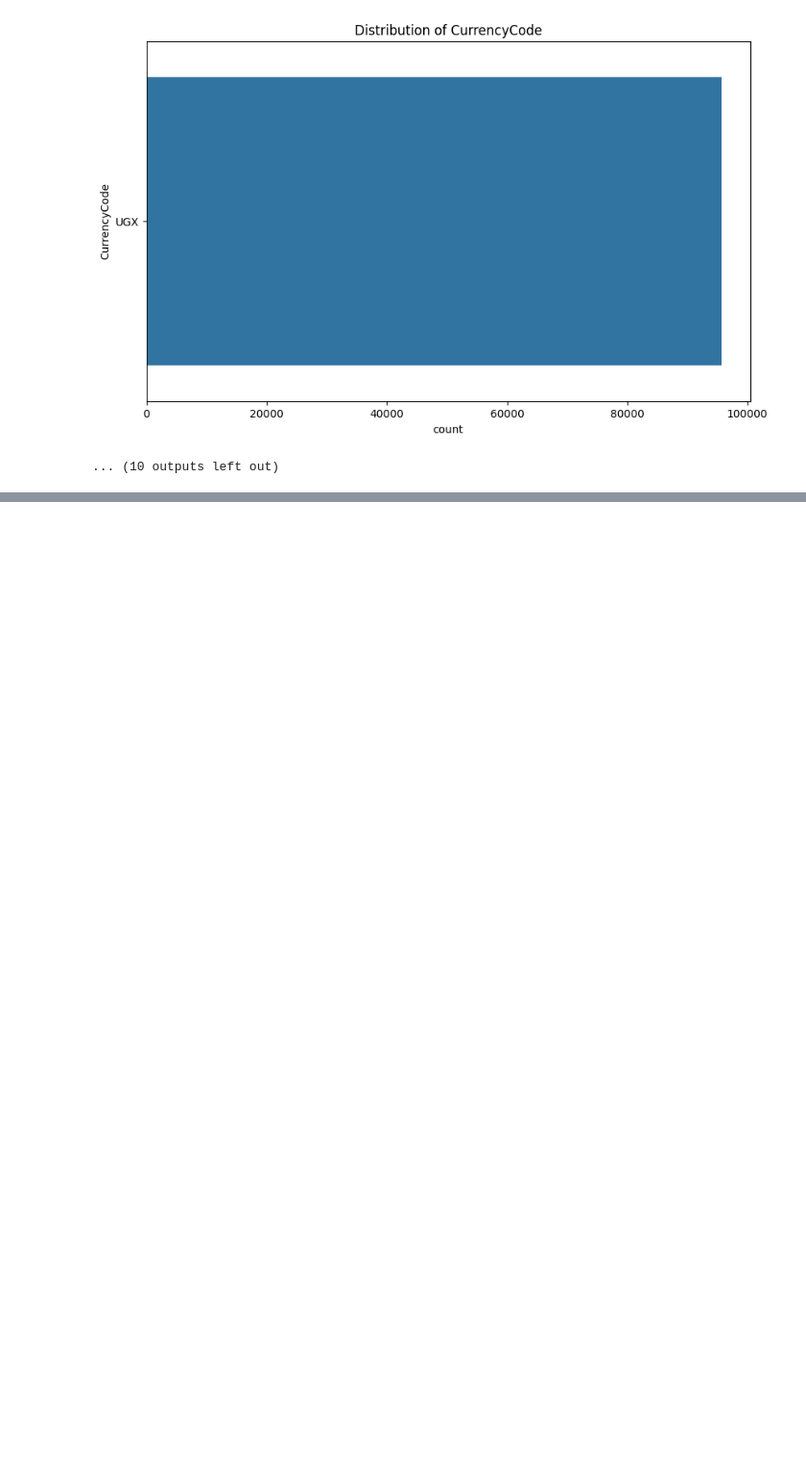
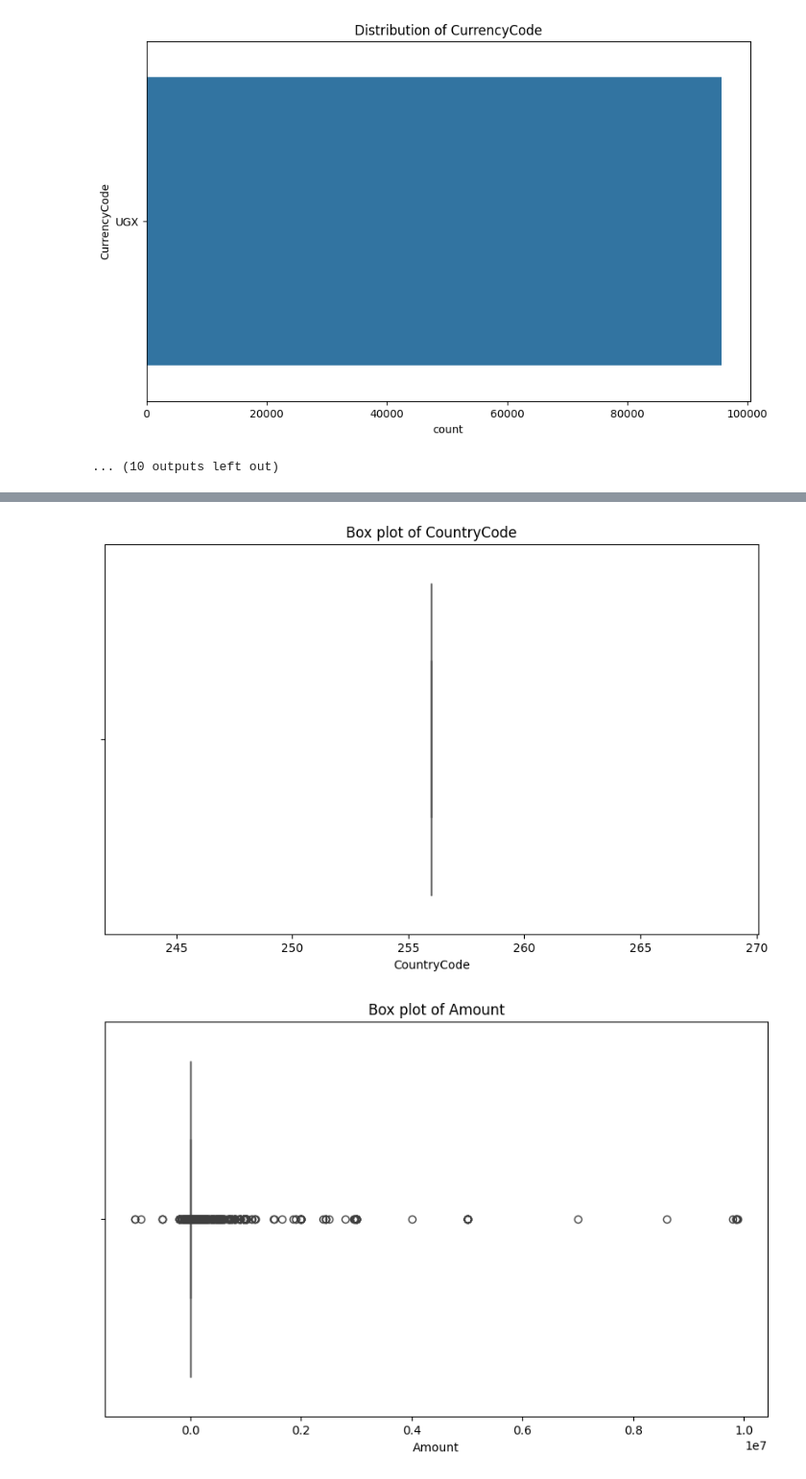
Before and after one commit to zol23-g/Credit_Scoring_Model, a Jupyter notebook: notebooks/eda.ipynb, the cells around one changed output, grey strips where cells are left out. Shown at 96% size. Cells and saved outputs as stored; diff of their text form; code cells hidden in the pictures; blank space fills up the shorter version.

```diff
--- a/notebooks/eda.ipynb
+++ b/notebooks/eda.ipynb
@@ -144,0 +206,4 @@ for feature in categorical_features:
+# %%
+# Outlier Detection using Box Plots
+eda.box_plots()
+# %% [output]
@@ -144,0 +212,2 @@ for feature in categorical_features:
+[figure, added]
+[figure, added]
```
Also changed, not shown: parts of 15 cells of this notebook, 2 other files.
